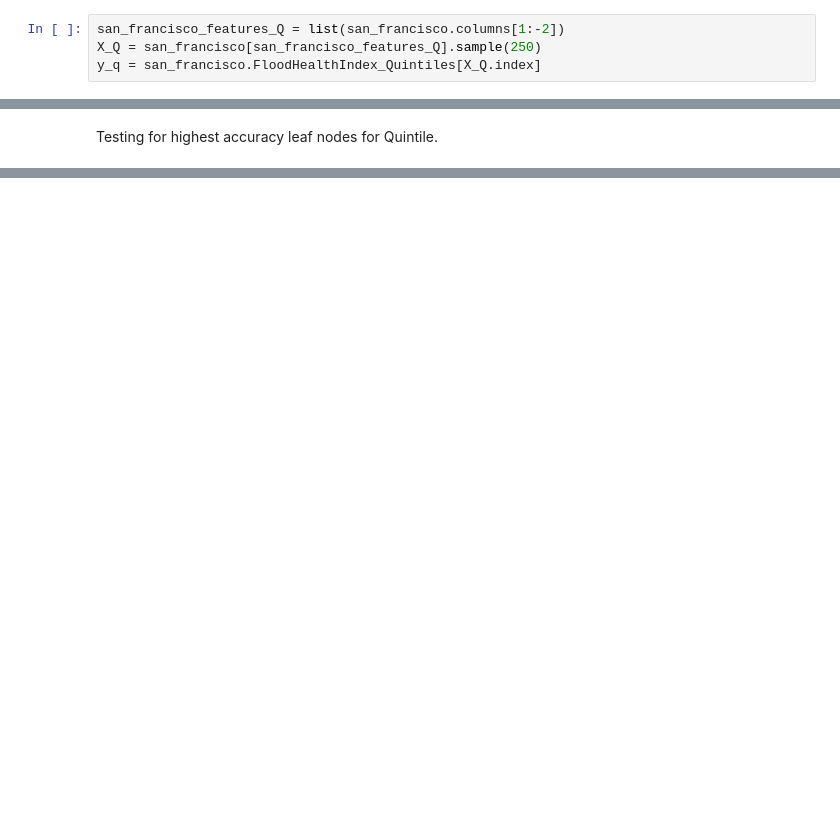
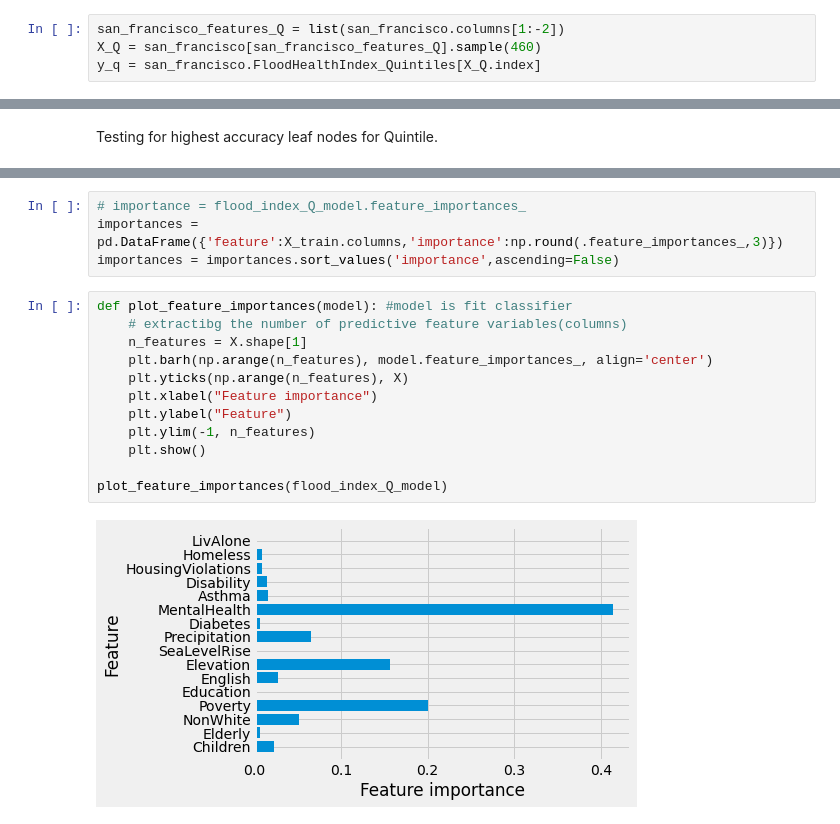
Before and after one commit to Ranabor/CDC-2022, a Jupyter notebook: data_exploration_rishi.ipynb, the cells around one changed output, grey strips where cells are left out. Cells and saved outputs as stored; diff of their text form; blank space fills up the shorter version.

```diff
--- a/data_exploration_rishi.ipynb
+++ b/data_exploration_rishi.ipynb
@@ -88,7 +88,7 @@ sum(indices == predicted_indices)
 Decision Tree Model to predict Quintile
 # %%
 san_francisco_features_Q = list(san_francisco.columns[1:-2])
-X_Q = san_francisco[san_francisco_features_Q].sample(250)
+X_Q = san_francisco[san_francisco_features_Q].sample(460)
 y_q = san_francisco.FloodHealthIndex_Quintiles[X_Q.index]
 # %%
 from sklearn.tree import DecisionTreeRegressor
@@ -115,0 +195,18 @@ def find_best_leaf_node():
+# %%
+# importance = flood_index_Q_model.feature_importances_
+importances = pd.DataFrame({'feature':X_train.columns,'importance':np.round(.feature_importances_,3)})
+importances = importances.sort_values('importance',ascending=False)
+# %%
+def plot_feature_importances(model): #model is fit classifier
+    # extractibg the number of predictive feature variables(columns)
+    n_features = X.shape[1]
+    plt.barh(np.arange(n_features), model.feature_importances_, align='center')
+    plt.yticks(np.arange(n_features), X)
+    plt.xlabel("Feature importance")
+    plt.ylabel("Feature")
+    plt.ylim(-1, n_features)
+    plt.show()
+
+plot_feature_importances(flood_index_Q_model)
+# %% [output]
+[figure, added]
```
Also changed, not shown: parts of 8 cells of this notebook.
